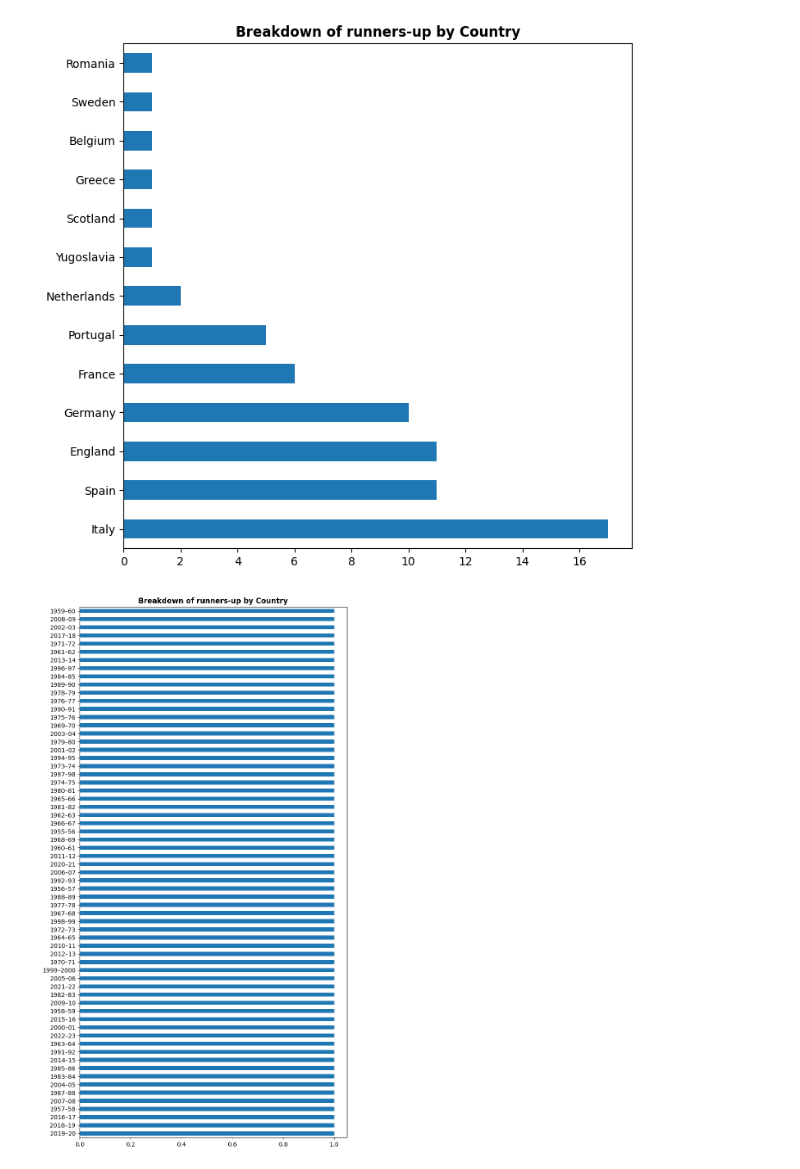
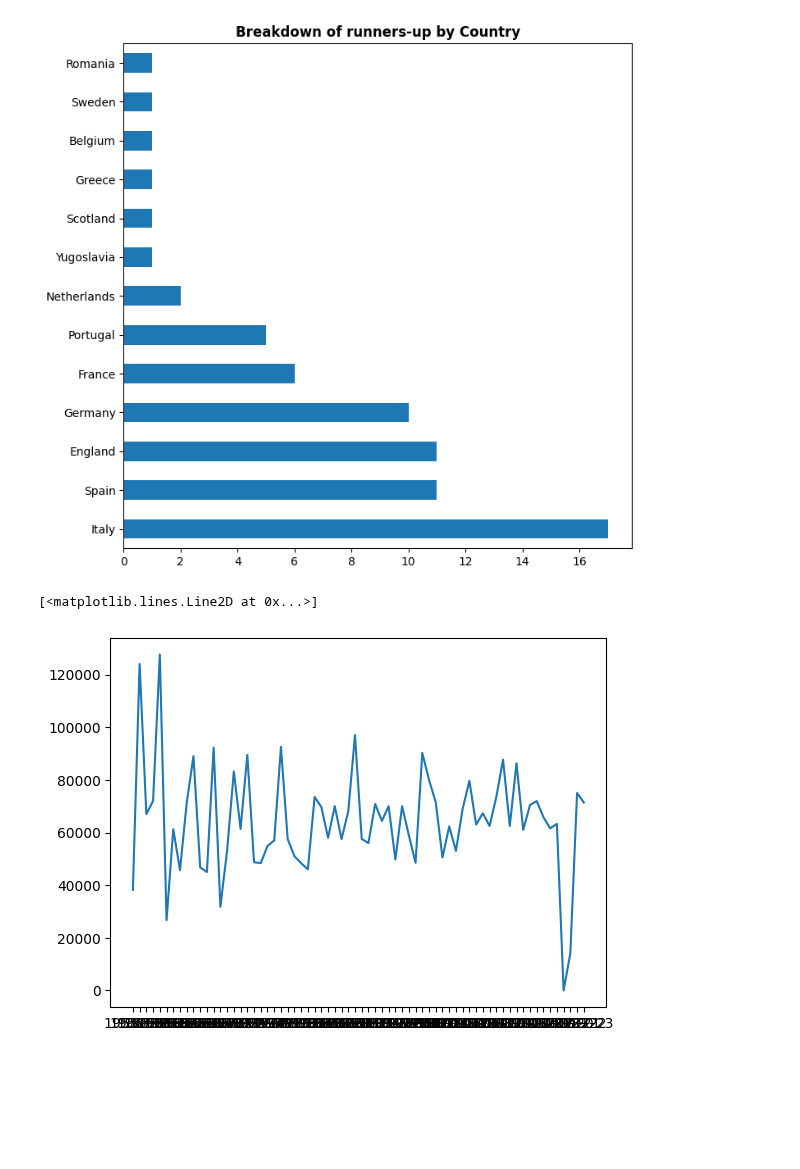
Before and after one commit to guilhermelaviola/SoccerCompetitionsStudy, a Jupyter notebook: UCLStudy.ipynb, the cells around one changed output. Drawn from its saved outputs; the diff is of its cells as text; code cells hidden in the pictures; blank space fills up the shorter version.

```diff
--- a/UCLStudy.ipynb
+++ b/UCLStudy.ipynb
@@ -91,12 +85,9 @@ plt.title('Breakdown of runners-up by Country', fontweight = 'bold')
 plt.show()
 # %% [output]
 [figure]
-# %%
-# Displaying number of runners-up by country:
-ucl.groupby('Attendance').first()['Season'].value_counts().plot(kind = 'barh',
-                                                                     figsize = (8, 16))
-plt.ylabel(None)
-plt.title('Breakdown of runners-up by Country', fontweight = 'bold')
-plt.show()
-# %% [output]
-[figure, removed]
+# %%
+# Displaying number of runners-up by country:
+plt.plot(ucl['Season'], ucl['Attendance'])
+# %% [output]
+[<matplotlib.lines.Line2D at 0x...>]
+[figure, added]
```
Also changed, not shown: parts of 5 cells of this notebook.
